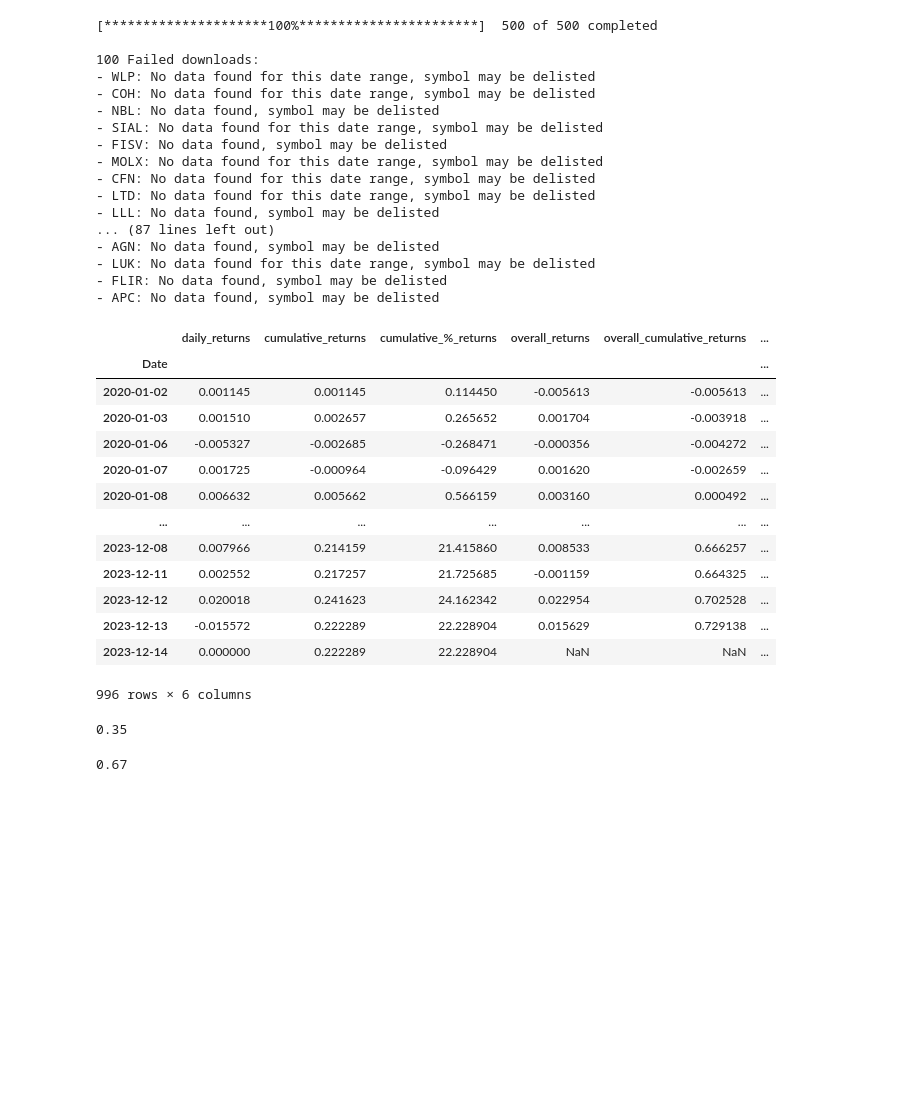
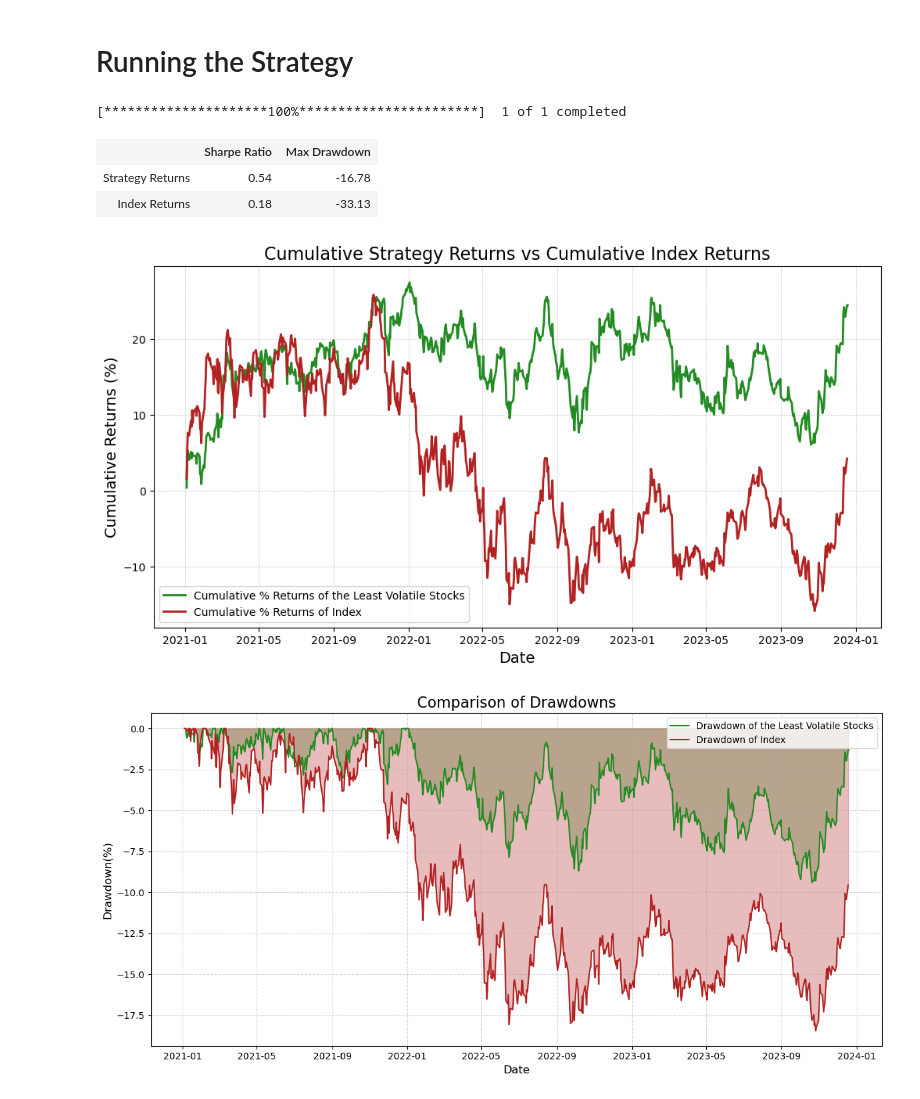
Before and after one commit to ben-marconi/LowVolatilityEffect, a Jupyter notebook: strategy.ipynb, the cells around one changed output. Saved outputs shown, nothing was run; the diff lists cells and outputs as text; code cells hidden in the pictures; blank space fills up the shorter version.

Commit message:
Finished strategy

```diff
--- a/strategy.ipynb
+++ b/strategy.ipynb
@@ -8,11 +11,11 @@ import numpy as np
 # %%
 # Define a function to get data given a list of tickers and clean the data
-def get_tickers(filepath, start_date = "2015-01-01", end_date = "2023-12-15"):
+def get_tickers(filepath, start_date = "2017-01-01"):
     tickers = []
     with open(filepath) as file:
         for line in file:
             tickers.append(line.strip())
-    data = yf.download(tickers, start = start_date, end = end_date).sort_index()['Adj Close']
+    data = yf.download(tickers, start = start_date).sort_index()['Adj Close']
     clean_data = data[data.isna().sum(axis = 1) != data.shape[1]]
     clean_data = clean_data.dropna(axis = 1)
     return clean_data
@@ -49,5 +56,5 @@ def construct_portfolio(stock_data, start_date = "2021-01-01", end_date = "2023-
 # %%
-def backtest(stock_data, portfolio, start_date = "2021-01-01", end_date = "2023-12-15"):
+def backtest(stock_data, portfolio, index, start_date = "2021-01-01", end_date = "2023-12-15"):
     start_date = pd.to_datetime(start_date)
     end_date = pd.to_datetime(end_date)
     returns = pd.DataFrame(index = portfolio.index)
@@ -55,7 +62,7 @@ def backtest(stock_data, portfolio, start_date = "2021-01-01", end_date = "2023-
     returns["daily_returns"] = (return_df * portfolio).sum(axis=1)
     returns["cumulative_returns"] = (returns["daily_returns"] + 1).cumprod() - 1
     returns["cumulative_%_returns"] = (returns["cumulative_returns"]) * 100
-    returns['overall_returns'] = return_df.sum(axis=1)/(return_df.shape[1])
-    returns["overall_cumulative_returns"] = (returns["overall_returns"] + 1).cumprod() - 1
-    returns["overall_cumulative_%_returns"] = (returns["overall_cumulative_returns"]) * 100
+    returns['index_returns'] = index.pct_change().shift(-1)
+    returns["index_cumulative_returns"] = (returns["index_returns"] + 1).cumprod() - 1
+    returns["index_cumulative_%_returns"] = (returns["index_cumulative_returns"]) * 100
     return returns
@@ -108,4 +146,0 @@ def plot_drawdowns(returns):
-# %%
-def print_metrics(returns):
-    sharpe1 = round(returns['daily_returns'].mean() / returns['daily_returns'].std() * np.sqrt(252), 2)
-    sharpe2 = round(returns['overall_returns'].mean() / returns['overall_returns'].std() * np.sqrt(252), 2)
@@ -112,4 +149,5 @@ def print_metrics(returns):
 # %%
 # Get the Data
-filepath = './s&p500.txt'
+filepath = './russell2000.txt'
+index_ticker = "IWM"
 stock_data = get_tickers(filepath)
@@ -116,24 +172,18 @@ stock_data = get_tickers(filepath)
+# %% [markdown]
+# Running the Strategy
 # %%
 # Run the strategy
-start_date = "2020-01-01"
-end_date = "2023-12-15"
+start_date = "2021-01-01"
+end_date = "2024-01-01"
+index = yf.download(index_ticker, start_date, end_date)['Adj Close']
 portfolio = construct_portfolio(stock_data, start_date = start_date, end_date = end_date, percentage_of_all_stocks_to_buy = 0.1)
-returns = backtest(stock_data, portfolio, start_date = start_date, end_date = end_date)
+returns = backtest(stock_data, portfolio, index, start_date = start_date, end_date = end_date)
+print_metrics(returns)
+plot_returns(returns)
 # %% [output]
-[*********************100%***********************]  500 of 500 completed
-
-100 Failed downloads:
-- WLP: No data found for this date range, symbol may be delisted
-- COH: No data found for this date range, symbol may be delisted
-- NBL: No data found, symbol may be delisted
-- SIAL: No data found for this date range, symbol may be delisted
-- FISV: No data found, symbol may be delisted
-- MOLX: No data found for this date range, symbol may be delisted
-- CFN: No data found for this date range, symbol may be delisted
-- LTD: No data found for this date range, symbol may be delisted
-- LLL: No data found, symbol may be delisted
-... (87 lines left out)
-- AGN: No data found, symbol may be delisted
-- LUK: No data found for this date range, symbol may be delisted
-- FLIR: No data found, symbol may be delisted
-- APC: No data found, symbol may be delisted
+[*********************100%***********************]  1 of 1 completed
+|  | Sharpe Ratio | Max Drawdown |
+| Strategy Returns | 0.54 | -16.78 |
+| Index Returns | 0.18 | -33.13 |
+[figure, added]
+[figure, added]
@@ -144,25 +189,0 @@ plot_drawdowns(returns)
-# %%
-returns
-# %% [output]
-|  | daily_returns | cumulative_returns | cumulative_%_returns | overall_returns | overall_cumulative_returns | ... |
-| Date |  |  |  |  |  | ... |
-| 2020-01-02 | 0.001145 | 0.001145 | 0.114450 | -0.005613 | -0.005613 | ... |
-| 2020-01-03 | 0.001510 | 0.002657 | 0.265652 | 0.001704 | -0.003918 | ... |
-| 2020-01-06 | -0.005327 | -0.002685 | -0.268471 | -0.000356 | -0.004272 | ... |
-| 2020-01-07 | 0.001725 | -0.000964 | -0.096429 | 0.001620 | -0.002659 | ... |
-| 2020-01-08 | 0.006632 | 0.005662 | 0.566159 | 0.003160 | 0.000492 | ... |
-| ... | ... | ... | ... | ... | ... | ... |
-| 2023-12-08 | 0.007966 | 0.214159 | 21.415860 | 0.008533 | 0.666257 | ... |
-| 2023-12-11 | 0.002552 | 0.217257 | 21.725685 | -0.001159 | 0.664325 | ... |
-| 2023-12-12 | 0.020018 | 0.241623 | 24.162342 | 0.022954 | 0.702528 | ... |
-| 2023-12-13 | -0.015572 | 0.222289 | 22.228904 | 0.015629 | 0.729138 | ... |
-| 2023-12-14 | 0.000000 | 0.222289 | 22.228904 | NaN | NaN | ... |
-996 rows × 6 columns
-# %%
-sharpe1 = round(returns['daily_returns'].mean() / returns['daily_returns'].std() * np.sqrt(252), 2)
-sharpe2 = round(returns['overall_returns'].mean() / returns['overall_returns'].std() * np.sqrt(252), 2)
-print(sharpe1)
-sharpe2
-# %% [output]
-0.35
-0.67
```
Also changed, not shown: parts of 12 cells of this notebook.
